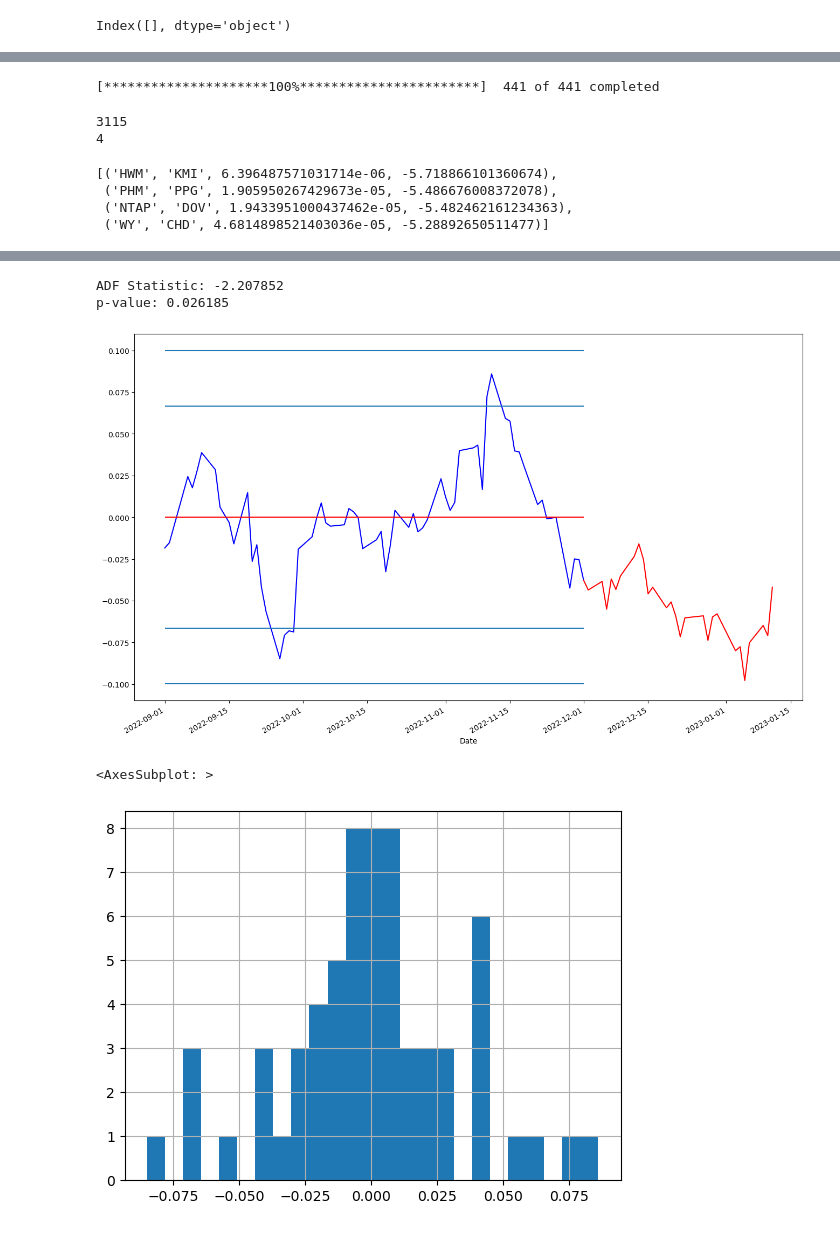
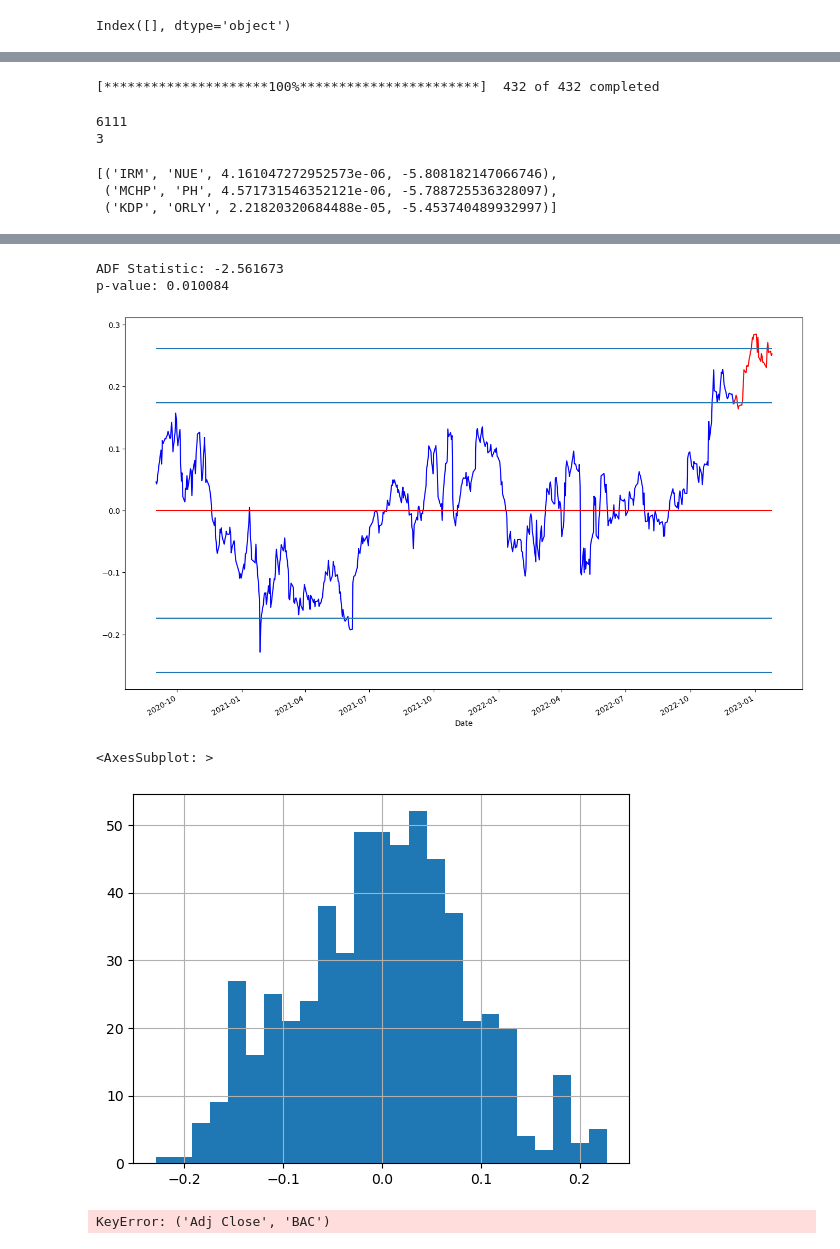
Before and after one commit to shishanconcordia/pairs_trading, a Jupyter notebook: pair_trading.ipynb, the cells around one changed output, grey strips where cells are left out. Saved outputs shown, nothing was run; the diff lists cells and outputs as text; code cells hidden in the pictures.

Commit message:
change the size of training data

```diff
--- a/pair_trading.ipynb
+++ b/pair_trading.ipynb
@@ -28,7 +30,7 @@ raw = yf.download(tk_ls, interval= '1d', start= '2020-12-01', end='2022-12-31',
 - BRK.B: No timezone found, symbol may be delisted
 - BF.B: No data found for this date range, symbol may be delisted
 # %%
-col_100 = raw['Adj Close'].columns[raw['Adj Close'].head(100).isna().sum()>0].tolist() + ['BDX']
+col_100 = raw['Adj Close'].columns[raw['Adj Close'].isna().sum()>0].tolist() + ['BDX']
 # %%
 dt = raw['Adj Close'].drop(col_100, axis = 1).iloc[:-1, :]
 dt = dt.drop(dt.columns[dt.isna().sum()>0].tolist(), axis = 1)
@@ -85,7 +95,7 @@ rst = {}
 for n in tqdm(train.columns):
     x = train - train.loc[:, [n]].values
     if n not in rst:
-        rst[n] = x.apply(lambda x: np.square(x).mean(), axis = 0).sort_values().head(11).to_dict()
+        rst[n] = x.apply(lambda x: np.square(x).mean(), axis = 0).sort_values().head(21).to_dict()
 
     else:
         print(n)
@@ -109,9 +124,9 @@ len(candidates)
 # %%
 
 # dt = raw
-dt = yf.download(train.columns.tolist(), interval= '1d', start= '2020-12-01', end='2022-12-01', show_errors=True, progress=True)
+dt = yf.download(train.columns.tolist(), interval= '1d', start= '2019-01-01', end='2022-10-31', show_errors=True, progress=True)
 # %% [output]
-[*********************100%***********************]  441 of 441 completed
+[*********************100%***********************]  432 of 432 completed
 # %%
 
 def test_two_pairs(x_1, x_2):
@@ -150,7 +166,7 @@ for cand_stock in tqdm(candidates):
 
     # break
 # %%
-def show_pairs(x1, x2, start= '2020-01-01', end= '2022-06-01', intv = '1h', plotting = False):
+def show_pairs(x1, x2, start= '2020-01-01', end= '2022-06-01', intv = '1h', plotting = False, isConstant = True):
     raw = yf.download([x1, x2], interval= intv, start=start, show_errors=False).dropna()
 
     dt = raw.loc[start:end,:]
@@ -158,7 +174,8 @@ def show_pairs(x1, x2, start= '2020-01-01', end= '2022-06-01', intv = '1h', plot
     test_dt = raw.loc[end:,:]
     X = np.log(dt.loc[:,'Adj Close'].iloc[:, 0])
     # X = dt.loc[:,'Adj Close'].iloc[:, 0]
-    X = sm.add_constant(X)
+    if isConstant:
+        X = sm.add_constant(X)
     model = sm.OLS(np.log(dt.loc[:,'Adj Close'].iloc[:, 1]), X)
     # model = sm.OLS((dt.loc[:,'Adj Close'].iloc[:, 1]), X)
     rst = model.fit()
@@ -168,8 +185,8 @@ def show_pairs(x1, x2, start= '2020-01-01', end= '2022-06-01', intv = '1h', plot
 
     test_X = np.log(test_dt.loc[:,'Adj Close'].iloc[:, 0])
     # test_X = (test_dt.loc[:,'Adj Close'].iloc[:, 0])
-
-    test_X = sm.add_constant(test_X)
+    if isConstant:
+        test_X = sm.add_constant(test_X)
     test_rst = np.log(test_dt.loc[:,'Adj Close'].iloc[:, 1])- rst.predict(test_X)
     # test_rst = (test_dt.loc[:,'Adj Close'].iloc[:, 1])- rst.predict(test_X)
 
@@ -200,7 +217,7 @@ def show_pairs(x1, x2, start= '2020-01-01', end= '2022-06-01', intv = '1h', plot
         plt.hlines(y = diff.mean()-3* diff.std(), colors='red',xmin = diff.index.min(), xmax = diff.index.max())
         plt.hlines(y = diff.mean()+ 3* diff.std(), colors='red', xmin = diff.index.min(), xmax = diff.index.max())
         plt.show()
-        return rst, dt, test_X, test_rst
+        return rst, raw, test_X, test_rst
     else:
         return rst
 
@@ -237,27 +254,26 @@ def BH_test(ls, q = 0.05):
     return sorted_ls[:max_num]
 # %%
 print(len(ls))
-BH_test(ls, q=0.05)
+BH_test(ls, q=0.1)
 # len(ls)
 # %% [output]
-3115
-4
+6111
+3
-[('HWM', 'KMI', 6.396487571031714e-06, -5.718866101360674),
- ('PHM', 'PPG', 1.905950267429673e-05, -5.486676008372078),
- ('NTAP', 'DOV', 1.9433951000437462e-05, -5.482462161234363),
- ('WY', 'CHD', 4.6814898521403036e-05, -5.28892650511477)]
+[('IRM', 'NUE', 4.161047272952573e-06, -5.808182147066746),
+ ('MCHP', 'PH', 4.571731546352121e-06, -5.788725536328097),
+ ('KDP', 'ORLY', 2.21820320684488e-05, -5.453740489932997)]
 # %%
-x1, x2 = 'WY', 'CHD'
-
-rst, dt, test_X, test_rst = show_pairs(x1=x1, x2=x2,start= '2022-09-01', end= '2022-12-01', plotting=True, intv='1d')
+x1, x2 = 'KDP', 'ORLY'
+# 'GEN', 'UDR'
+# 'ES', 'O'
+# 'INCY', 'OKE'
+rst, dt, test_X, test_rst = show_pairs(x1=x1, x2=x2,start= '2020-09-01', end= '2022-12-01', plotting=True, intv='1d', isConstant=True)
 adf_rst(rst.resid.values)
-from turtle import color
-
 
 plt.figure(figsize=(16, 10))
 (rst.resid).plot(color= 'blue')
 plt.plot(test_rst,color = 'red')
-plt.hlines(y=0, colors='red', xmin=min(dt.index), xmax=max(dt.index))
+plt.hlines(y=0, colors= 'red', xmin=min(dt.index), xmax=max(dt.index))
 plt.hlines(y=2*rst.resid.std(), xmin=min(dt.index), xmax=max(dt.index))
 plt.hlines(y=-2*rst.resid.std(), xmin=min(dt.index), xmax=max(dt.index))
 plt.hlines(y=3*rst.resid.std(), xmin=min(dt.index), xmax=max(dt.index))
@@ -287,5 +303,9 @@ Notes:
-ADF Statistic: -2.207852
-p-value: 0.026185
+ADF Statistic: -2.561673
+p-value: 0.010084
-[figure, old version]
+[figure, new version]
 <AxesSubplot: >
-[figure, old version]
+[figure, new version]
+# %%
+(dt.loc[:, ('Adj Close', 'BAC')] - dt.loc[:, ('Adj Close', 'MGM')]).plot(figsize = (25, 10))
+# %% [output]
+KeyError: ('Adj Close', 'BAC')
```
Also changed, not shown: parts of 10 cells of this notebook.
